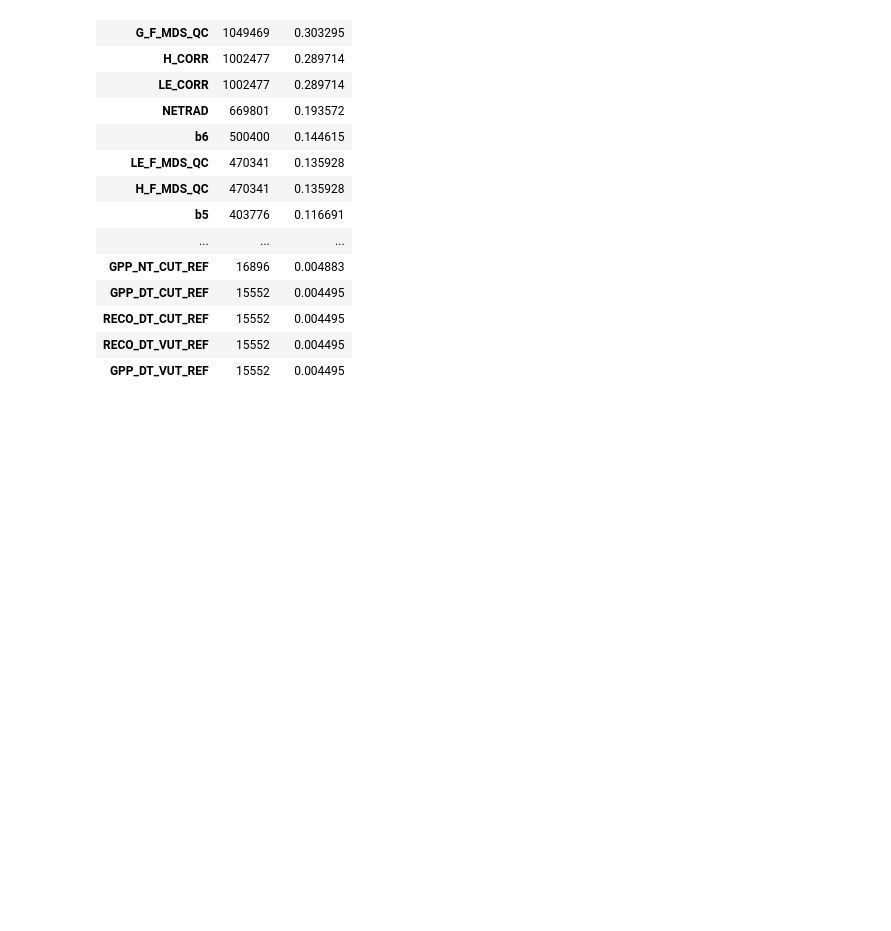
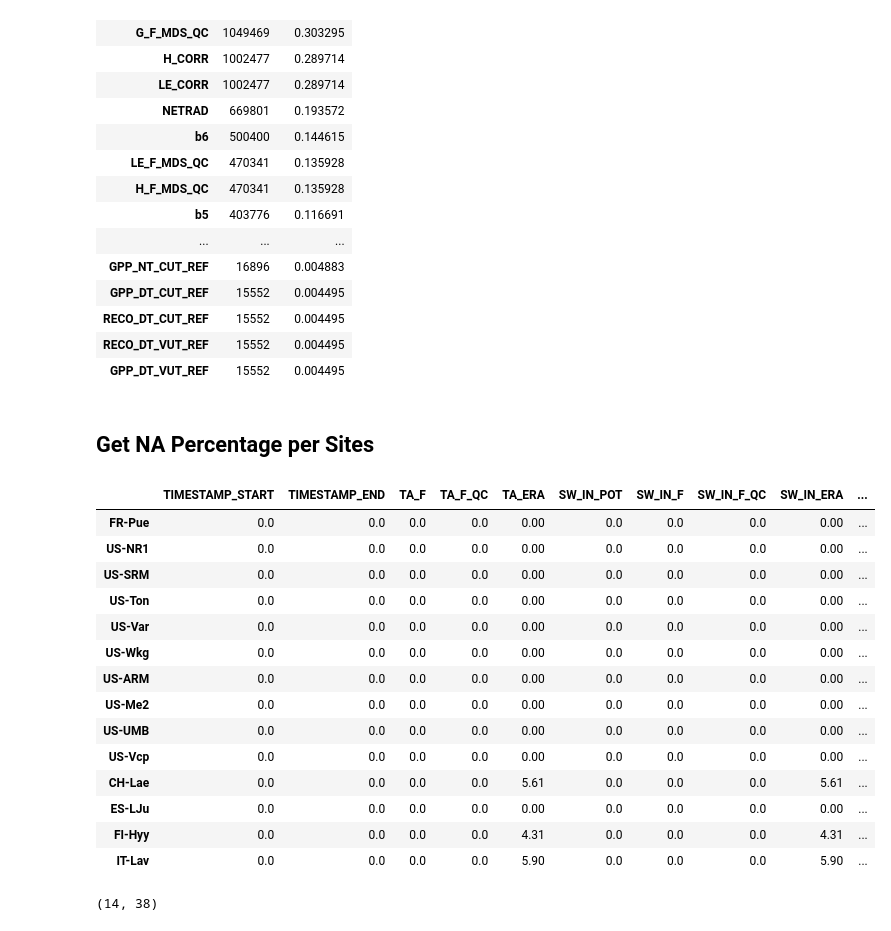
Before and after one commit to jcalz23/co2-flux-hourly-gpp-modeling, a Jupyter notebook: code/src/preprocessing/Merge Gold Sample Site Datas.ipynb, the cells around one changed output. Cells and saved outputs as stored; diff of their text form; code cells hidden in the pictures; blank space fills up the shorter version.

```diff
--- a/code/src/preprocessing/Merge Gold Sample Site Datas.ipynb
+++ b/code/src/preprocessing/Merge Gold Sample Site Datas.ipynb
@@ -88,6 +90,7 @@ for i, r in site_metadata_df[['site_id','filename']].iterrows():
     site_df['datetime'] = pd.to_datetime(site_df['datetime'])
     site_df['date'] = pd.to_datetime(site_df['date'])
     site_df[qc_flags_features] = site_df[qc_flags_features].astype(qc_flag_dtype)
+    site_df['site_id'] = r.site_id
 
     print(f"{r.site_id}: {site_df.shape}")
     if type(data_df) == type(None):
@@ -143,7 +156,7 @@ container = "gold-samples-data"
 blob_name = "gold_samples_full_data.parquet"
 azStorageClient = AzStorageClient(az_cred_file)
 file_stream = azStorageClient.downloadBlob2Stream(container, blob_name)
-uploaded_df = pd.read_parquet(file_stream, engine='pyarrow')
-print(f"data size: {uploaded_df.shape}")
-uploaded_df.head()
+data_df = pd.read_parquet(file_stream, engine='pyarrow')
+print(f"data size: {data_df.shape}")
+data_df.head()
 # %% [output]
@@ -188,3 +194,44 @@ na_df.loc[(na_df['count'] != 0)].sort_values("percentage", ascending=False)
 | RECO_DT_CUT_REF | 15552 | 0.004495 |
 | RECO_DT_VUT_REF | 15552 | 0.004495 |
 | GPP_DT_VUT_REF | 15552 | 0.004495 |
+# %% [markdown]
+## Get NA Percentage per Sites
+# %%
+sites = data_df['site_id'].unique()
+features =  data_df.columns
+plot_data = pd.DataFrame(columns=features[:-1])
+
+for i, s in enumerate(data_df['site_id'].unique()):
+
+    site_df = data_df[data_df['site_id'] == s]
+
+    site_na_df = pd.DataFrame(site_df.isna().sum())
+    site_na_df["percentage"] = round( 100*(site_na_df / site_df.shape[0]), 2)
+    site_na_df.drop(["site_id"], inplace=True)
+    #display(site_na_df.T)
+    site_na_df.drop([0], axis=1, inplace=True)
+
+    plot_data.loc[s] = site_na_df["percentage"]
+
+plot_data
+# %% [output]
+|  | TIMESTAMP_START | TIMESTAMP_END | TA_F | TA_F_QC | TA_ERA | SW_IN_POT | SW_IN_F | SW_IN_F_QC | SW_IN_ERA | ... |
+| FR-Pue | 0.0 | 0.0 | 0.0 | 0.0 | 0.00 | 0.0 | 0.0 | 0.0 | 0.00 | ... |
+| US-NR1 | 0.0 | 0.0 | 0.0 | 0.0 | 0.00 | 0.0 | 0.0 | 0.0 | 0.00 | ... |
+| US-SRM | 0.0 | 0.0 | 0.0 | 0.0 | 0.00 | 0.0 | 0.0 | 0.0 | 0.00 | ... |
+| US-Ton | 0.0 | 0.0 | 0.0 | 0.0 | 0.00 | 0.0 | 0.0 | 0.0 | 0.00 | ... |
+| US-Var | 0.0 | 0.0 | 0.0 | 0.0 | 0.00 | 0.0 | 0.0 | 0.0 | 0.00 | ... |
+| US-Wkg | 0.0 | 0.0 | 0.0 | 0.0 | 0.00 | 0.0 | 0.0 | 0.0 | 0.00 | ... |
+| US-ARM | 0.0 | 0.0 | 0.0 | 0.0 | 0.00 | 0.0 | 0.0 | 0.0 | 0.00 | ... |
+| US-Me2 | 0.0 | 0.0 | 0.0 | 0.0 | 0.00 | 0.0 | 0.0 | 0.0 | 0.00 | ... |
+| US-UMB | 0.0 | 0.0 | 0.0 | 0.0 | 0.00 | 0.0 | 0.0 | 0.0 | 0.00 | ... |
+| US-Vcp | 0.0 | 0.0 | 0.0 | 0.0 | 0.00 | 0.0 | 0.0 | 0.0 | 0.00 | ... |
+| CH-Lae | 0.0 | 0.0 | 0.0 | 0.0 | 5.61 | 0.0 | 0.0 | 0.0 | 5.61 | ... |
+| ES-LJu | 0.0 | 0.0 | 0.0 | 0.0 | 0.00 | 0.0 | 0.0 | 0.0 | 0.00 | ... |
+| FI-Hyy | 0.0 | 0.0 | 0.0 | 0.0 | 4.31 | 0.0 | 0.0 | 0.0 | 4.31 | ... |
+| IT-Lav | 0.0 | 0.0 | 0.0 | 0.0 | 5.90 | 0.0 | 0.0 | 0.0 | 5.90 | ... |
+# %%
+plot_df = plot_data.loc[:, (plot_data.sum(axis=0) != 0)]
+plot_df.shape
+# %% [output]
+(14, 38)
```
Also changed, not shown: parts of 13 cells of this notebook, 1 other file.
